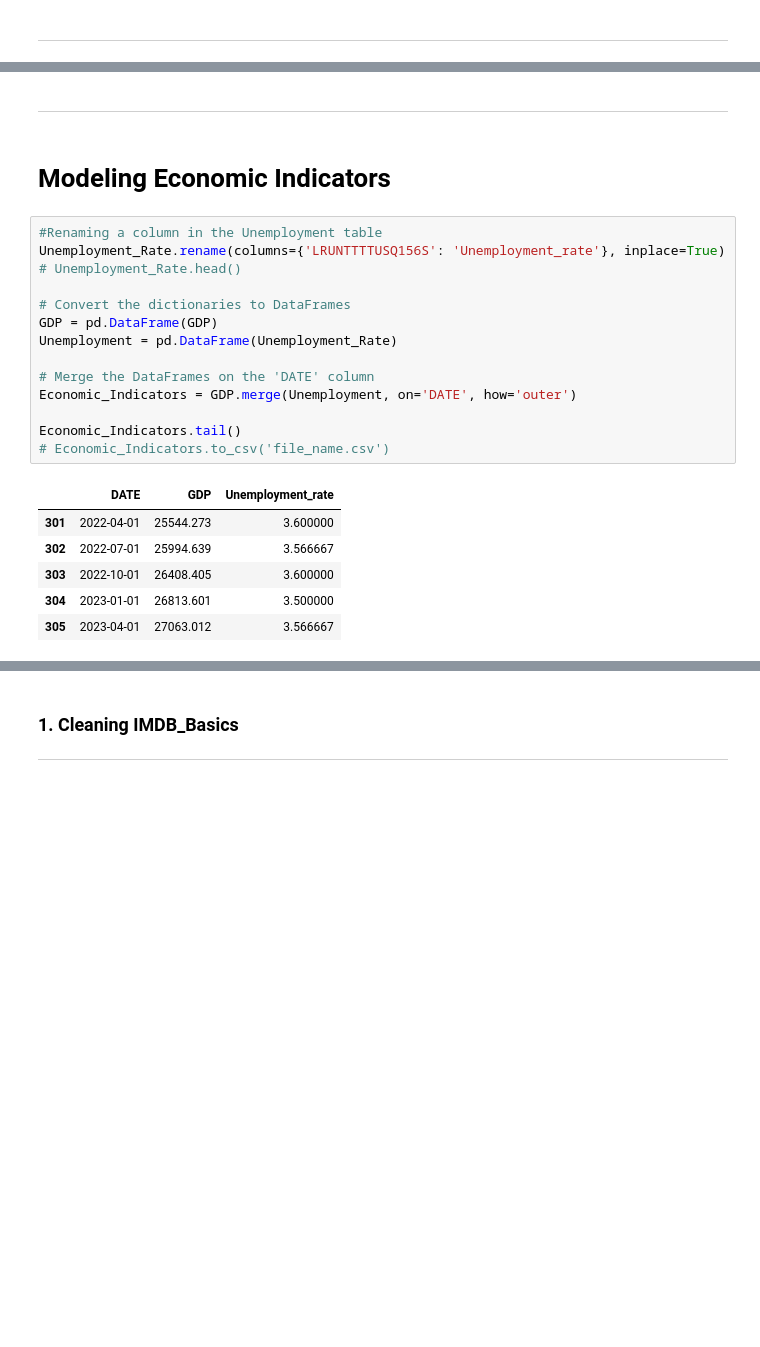
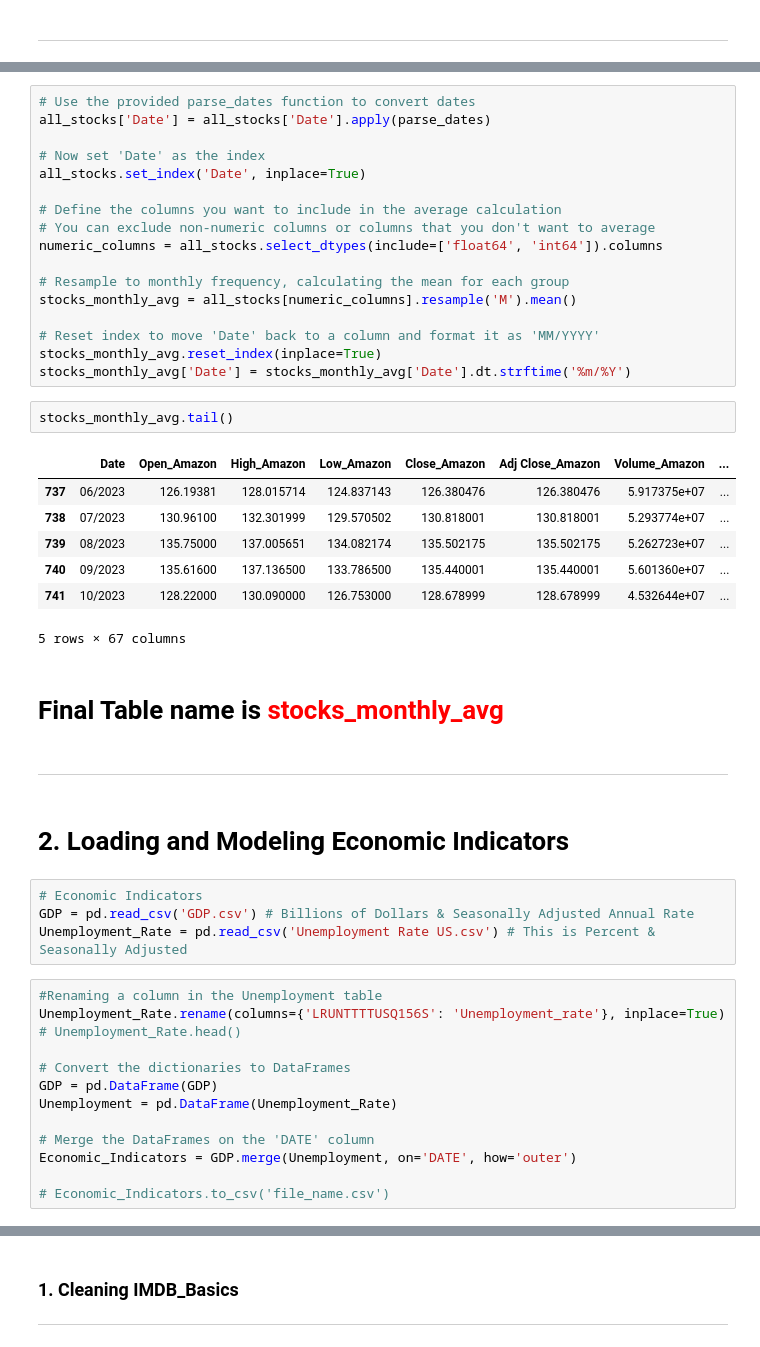
Before and after one commit to shreyashguptas/IMDbRatings-StockImpact, a Jupyter notebook: Project_dataset.ipynb, the cells around one changed output, grey strips where cells are left out. Drawn from its saved outputs; the diff is of its cells as text; blank space fills up the shorter version.

```diff
--- a/Project_dataset.ipynb
+++ b/Project_dataset.ipynb
@@ -298,7 +226,40 @@ plt.show()
+# %%
+# Use the provided parse_dates function to convert dates
+all_stocks['Date'] = all_stocks['Date'].apply(parse_dates)
+
+# Now set 'Date' as the index
+all_stocks.set_index('Date', inplace=True)
+
+# Define the columns you want to include in the average calculation
+# You can exclude non-numeric columns or columns that you don't want to average
+numeric_columns = all_stocks.select_dtypes(include=['float64', 'int64']).columns
+
+# Resample to monthly frequency, calculating the mean for each group
+stocks_monthly_avg = all_stocks[numeric_columns].resample('M').mean()
+
+# Reset index to move 'Date' back to a column and format it as 'MM/YYYY'
+stocks_monthly_avg.reset_index(inplace=True)
+stocks_monthly_avg['Date'] = stocks_monthly_avg['Date'].dt.strftime('%m/%Y')
+# %%
+stocks_monthly_avg.tail()
+# %% [output]
+|  | Date | Open_Amazon | High_Amazon | Low_Amazon | Close_Amazon | Adj Close_Amazon | Volume_Amazon | ... |
+| 737 | 06/2023 | 126.19381 | 128.015714 | 124.837143 | 126.380476 | 126.380476 | 5.917375e+07 | ... |
+| 738 | 07/2023 | 130.96100 | 132.301999 | 129.570502 | 130.818001 | 130.818001 | 5.293774e+07 | ... |
+| 739 | 08/2023 | 135.75000 | 137.005651 | 134.082174 | 135.502175 | 135.502175 | 5.262723e+07 | ... |
+| 740 | 09/2023 | 135.61600 | 137.136500 | 133.786500 | 135.440001 | 135.440001 | 5.601360e+07 | ... |
+| 741 | 10/2023 | 128.22000 | 130.090000 | 126.753000 | 128.678999 | 128.678999 | 4.532644e+07 | ... |
+5 rows × 67 columns
+# %% [markdown]
+# Final Table name is <span style="color:red">stocks_monthly_avg</span>
 # %% [markdown]
 ---------------------
 # %% [markdown]
-# Modeling Economic Indicators
+# 2. Loading and Modeling Economic Indicators
+# %%
+# Economic Indicators
+GDP = pd.read_csv('GDP.csv') # Billions of Dollars & Seasonally Adjusted Annual Rate
+Unemployment_Rate = pd.read_csv('Unemployment Rate US.csv') # This is Percent & Seasonally Adjusted
 # %%
 #Renaming a column in the Unemployment table
 Unemployment_Rate.rename(columns={'LRUNTTTTUSQ156S': 'Unemployment_rate'}, inplace=True)
@@ -311,12 +272,4 @@ Unemployment = pd.DataFrame(Unemployment_Rate)
 # Merge the DataFrames on the 'DATE' column
 Economic_Indicators = GDP.merge(Unemployment, on='DATE', how='outer')
 
-Economic_Indicators.tail()
 # Economic_Indicators.to_csv('file_name.csv')
-# %% [output]
-|  | DATE | GDP | Unemployment_rate |
-| 301 | 2022-04-01 | 25544.273 | 3.600000 |
-| 302 | 2022-07-01 | 25994.639 | 3.566667 |
-| 303 | 2022-10-01 | 26408.405 | 3.600000 |
-| 304 | 2023-01-01 | 26813.601 | 3.500000 |
-| 305 | 2023-04-01 | 27063.012 | 3.566667 |
```
Also changed, not shown: parts of 33 cells of this notebook.
